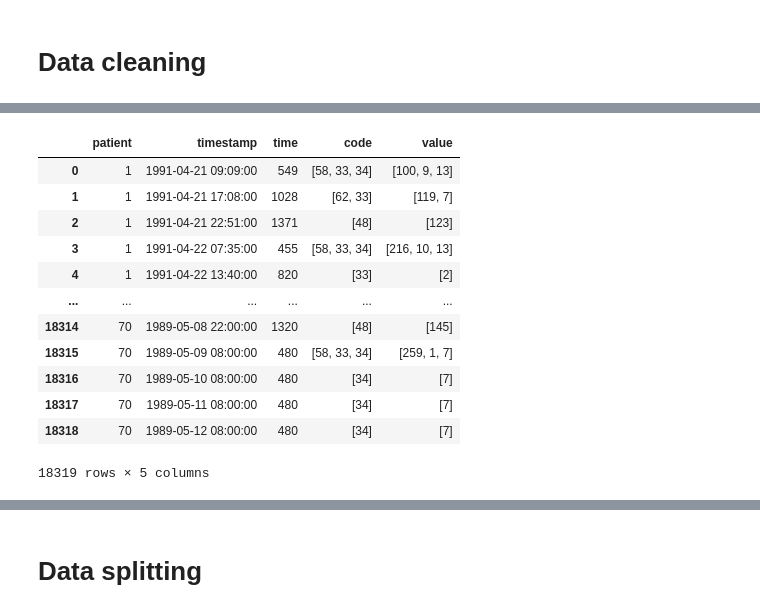
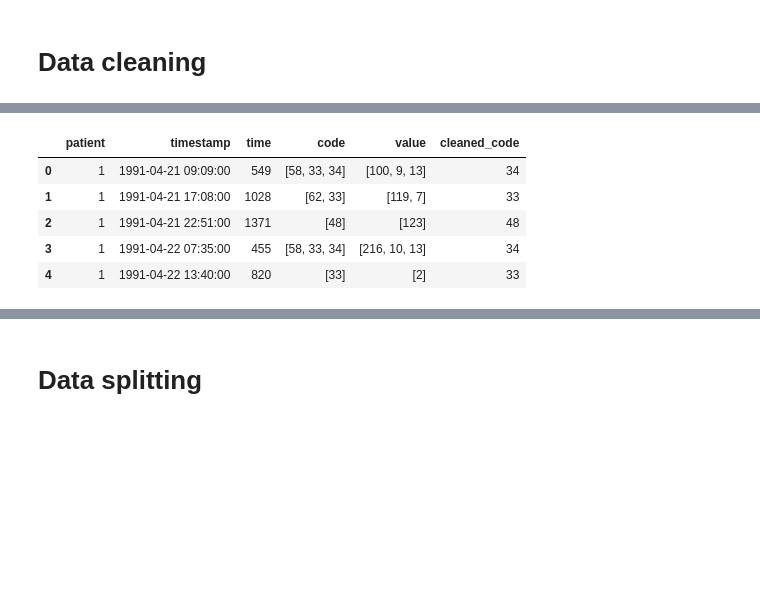
Before and after one commit to elisakaisa/blood_glucose_ML, a Jupyter notebook: project1.ipynb, the cells around one changed output, grey strips where cells are left out. Saved outputs shown, nothing was run; the diff lists cells and outputs as text; code cells hidden in the pictures; blank space fills up the shorter version.

```diff
--- a/project1.ipynb
+++ b/project1.ipynb
@@ -121,19 +173,16 @@ data
 # %%
 #convert time column into mins
 data['time'] = data['timestamp'].apply(lambda x: x.hour*60 + x.minute)
-data
+
+# take codes out of the list in the code category
+data['cleaned_code'] = data['code'].apply(lambda x: x[-1]) #x[-1] seems to give out better model than x[0]
+
+data.head()
 # %% [output]
-|  | patient | timestamp | time | code | value |
-| 0 | 1 | 1991-04-21 09:09:00 | 549 | [58, 33, 34] | [100, 9, 13] |
-| 1 | 1 | 1991-04-21 17:08:00 | 1028 | [62, 33] | [119, 7] |
-| 2 | 1 | 1991-04-21 22:51:00 | 1371 | [48] | [123] |
-| 3 | 1 | 1991-04-22 07:35:00 | 455 | [58, 33, 34] | [216, 10, 13] |
-| 4 | 1 | 1991-04-22 13:40:00 | 820 | [33] | [2] |
-| ... | ... | ... | ... | ... | ... |
-| 18314 | 70 | 1989-05-08 22:00:00 | 1320 | [48] | [145] |
-| 18315 | 70 | 1989-05-09 08:00:00 | 480 | [58, 33, 34] | [259, 1, 7] |
-| 18316 | 70 | 1989-05-10 08:00:00 | 480 | [34] | [7] |
-| 18317 | 70 | 1989-05-11 08:00:00 | 480 | [34] | [7] |
-| 18318 | 70 | 1989-05-12 08:00:00 | 480 | [34] | [7] |
+|  | patient | timestamp | time | code | value | cleaned_code |
+| 0 | 1 | 1991-04-21 09:09:00 | 549 | [58, 33, 34] | [100, 9, 13] | 34 |
+| 1 | 1 | 1991-04-21 17:08:00 | 1028 | [62, 33] | [119, 7] | 33 |
+| 2 | 1 | 1991-04-21 22:51:00 | 1371 | [48] | [123] | 48 |
+| 3 | 1 | 1991-04-22 07:35:00 | 455 | [58, 33, 34] | [216, 10, 13] | 34 |
+| 4 | 1 | 1991-04-22 13:40:00 | 820 | [33] | [2] | 33 |
-18319 rows × 5 columns
 # %%
```
Also changed, not shown: parts of 47 cells of this notebook.
